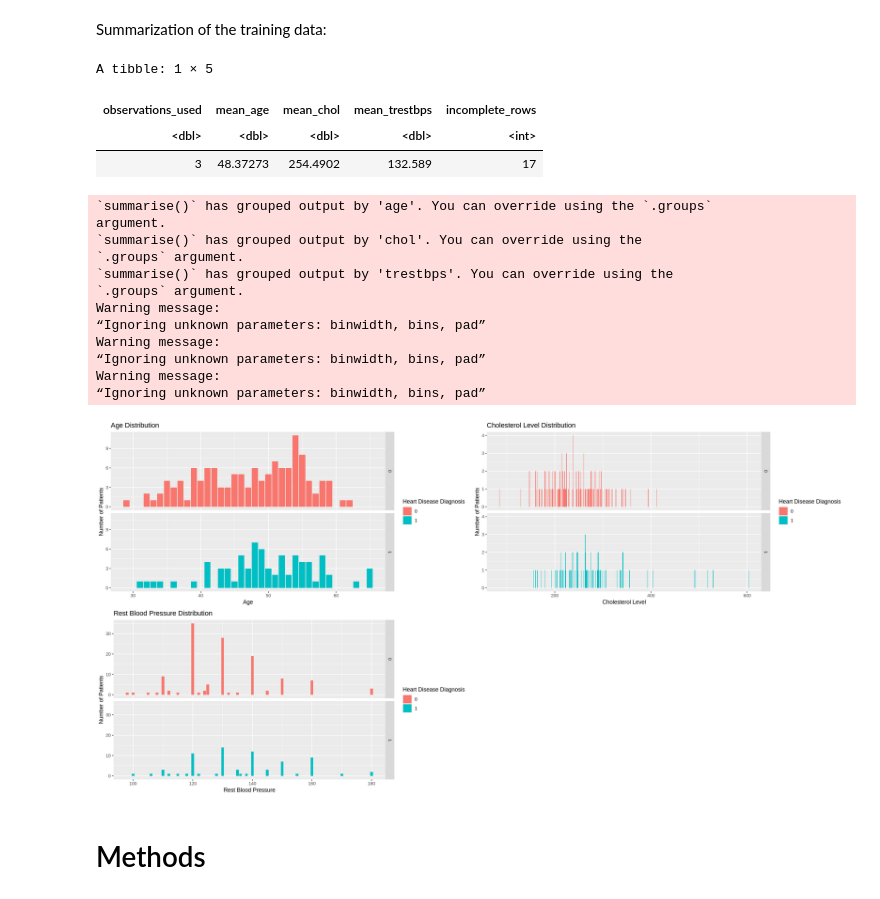
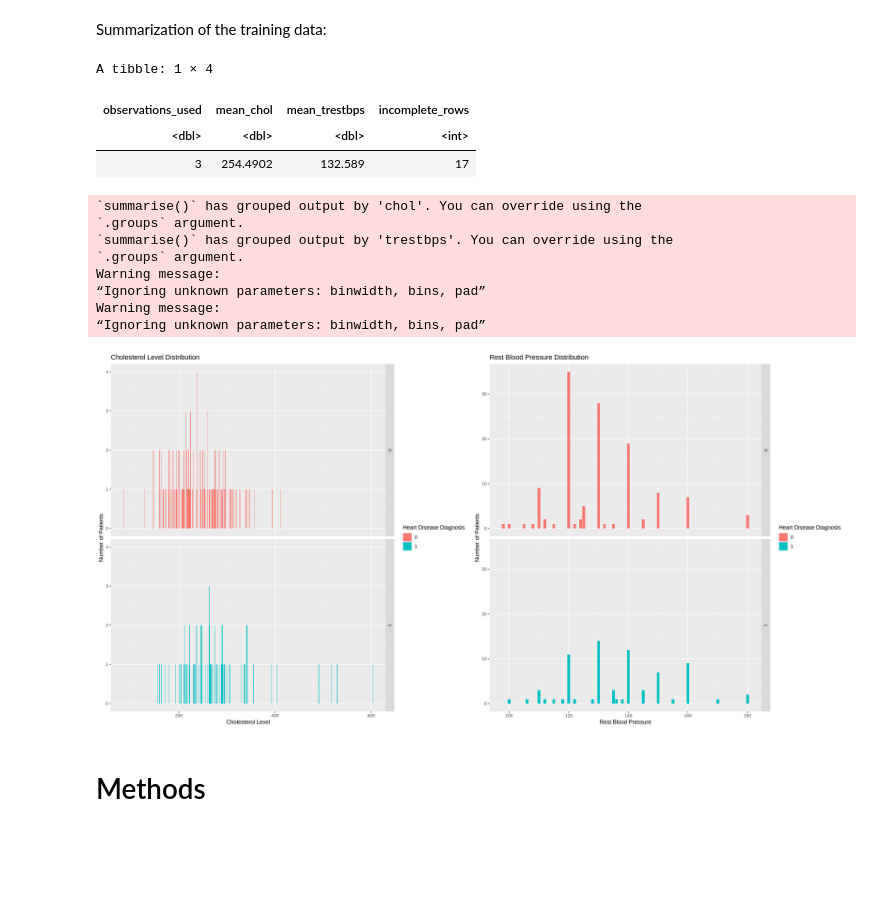
Before and after one commit to Tommy-Hu/dsci_100_heart_disease_project, a Jupyter notebook: Final Report.ipynb, the cells around one changed output. Saved outputs shown, nothing was run; the diff lists cells and outputs as text; code cells hidden in the pictures; blank space fills up the shorter version.

```diff
--- a/Final Report.ipynb
+++ b/Final Report.ipynb
@@ -95,7 +95,7 @@ Warning message:
 3. Cleaning, wrangling, and tidying:
 # %%
 tidy_data <- data |>
-    select(age, trestbps, chol, num)
+    select(trestbps, chol, num) # select only the two variables we want.
 
 head(tidy_data)
 # %% [output]
@@ -124,10 +143,6 @@ Summarization of the training data:
 missing_rows <- data_train |>
     filter(trestbps == '?' | chol == '?') |>
     count()
-
-avg_age <- data_train |>
-    select(age) |>
-    colMeans()
 
 avg_chol <- data_train |>
     select(chol) |>
@@ -141,26 +156,21 @@ avg_trestbps <- data_train |>
     mutate(trestbps = as.numeric(trestbps)) |>
     colMeans()
 
-summary_table <- data.frame(n = missing_rows, observations_used = 3, mean_age = avg_age, mean_chol = avg_chol, mean_trestbps = avg_trestbps) |>
+summary_table <- data.frame(n = missing_rows, observations_used = 3, mean_chol = avg_chol, mean_trestbps = avg_trestbps) |>
     as_tibble() |>
     mutate(incomplete_rows = n) |>
     select(!n)
 
 summary_table
 # %% [output]
-A tibble: 1 × 5
+A tibble: 1 × 4
-| observations_used | mean_age | mean_chol | mean_trestbps | incomplete_rows |
-| <dbl> | <dbl> | <dbl> | <dbl> | <int> |
-| 3 | 48.37273 | 254.4902 | 132.589 | 17 |
+| observations_used | mean_chol | mean_trestbps | incomplete_rows |
+| <dbl> | <dbl> | <dbl> | <int> |
+| 3 | 254.4902 | 132.589 | 17 |
 # %%
 plottable_train_data <- data_train |>
     filter(chol != '?' & trestbps != '?') |>
     mutate(chol = as.numeric(chol), trestbps = as.numeric(trestbps), num = as.factor(num))
-
-age_vs_count_data <- plottable_train_data |>
-    group_by(age, num) |>
-    summarize(count = n()) |>
-    ungroup()
 
 chol_vs_count_data <- plottable_train_data |>
     group_by(chol, num) |>
@@ -173,49 +183,37 @@ trestbps_vs_count_data <- plottable_train_data |>
     ungroup()
 
 options(repr.plot.width = 10, repr.plot.height = 5)
-
-age_vs_count_plot <- age_vs_count_data |>
-    ggplot(aes(x = age, y = count, fill = num)) +
-    geom_histogram(stat = "identity") +
-    facet_grid(vars(num)) +
-    labs(x = "Age", y = "Number of Patients", fill = "Heart Disease Diagnosis") +
-    ggtitle("Age Distribution")
-# age_vs_count_plot
 
 chol_vs_count_plot <- chol_vs_count_data |>
     ggplot(aes(x = chol, y = count, fill = num)) +
     geom_histogram(stat = "identity") +
     facet_grid(vars(num)) +
     labs(x = "Cholesterol Level", y = "Number of Patients", fill = "Heart Disease Diagnosis") +
     ggtitle("Cholesterol Level Distribution")
 # chol_vs_count_plot
 
 trestbps_vs_count_plot <- trestbps_vs_count_data |>
     ggplot(aes(x = trestbps, y = count, fill = num)) +
     geom_histogram(stat = "identity") +
     facet_grid(vars(num)) +
     labs(x = "Rest Blood Pressure", y = "Number of Patients", fill = "Heart Disease Diagnosis") +
     ggtitle("Rest Blood Pressure Distribution")
 # trestbps_vs_count_plot
 
 options(repr.plot.width = 20, repr.plot.height = 10)
-total_grid <- plot_grid(age_vs_count_plot, chol_vs_count_plot, trestbps_vs_count_plot)
+total_grid <- plot_grid(chol_vs_count_plot, trestbps_vs_count_plot)
 
 total_grid
 # %% [output]
-`summarise()` has grouped output by 'age'. You can override using the `.groups`
-argument.
 `summarise()` has grouped output by 'chol'. You can override using the
 `.groups` argument.
 `summarise()` has grouped output by 'trestbps'. You can override using the
 `.groups` argument.
 Warning message:
 “Ignoring unknown parameters: binwidth, bins, pad”
 Warning message:
 “Ignoring unknown parameters: binwidth, bins, pad”
-Warning message:
-“Ignoring unknown parameters: binwidth, bins, pad”
-[figure, old version]
+[figure, new version]
 # %% [markdown]
 <h1>Methods</h1>
 # %% [markdown]
```
Also changed, not shown: parts of 2 cells of this notebook.
